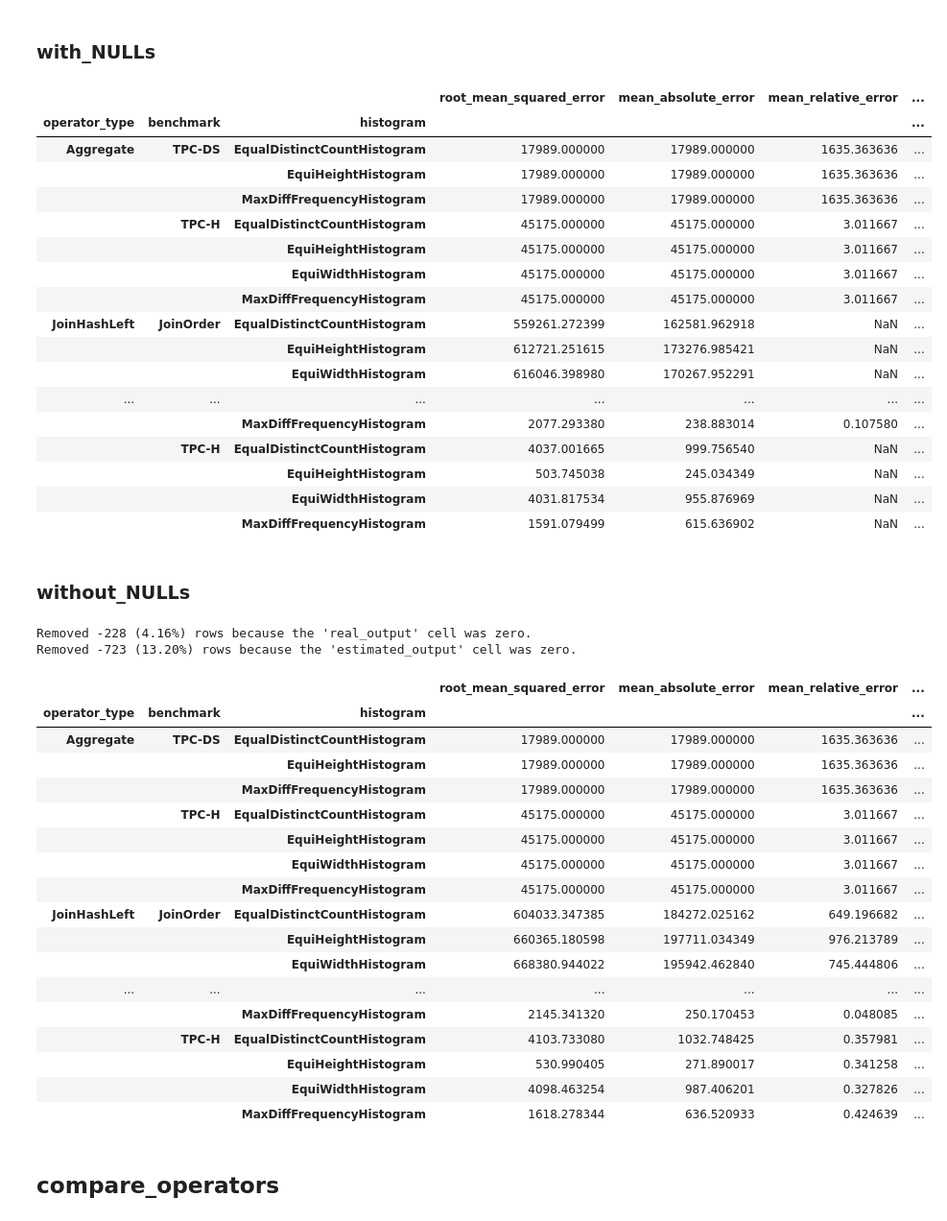
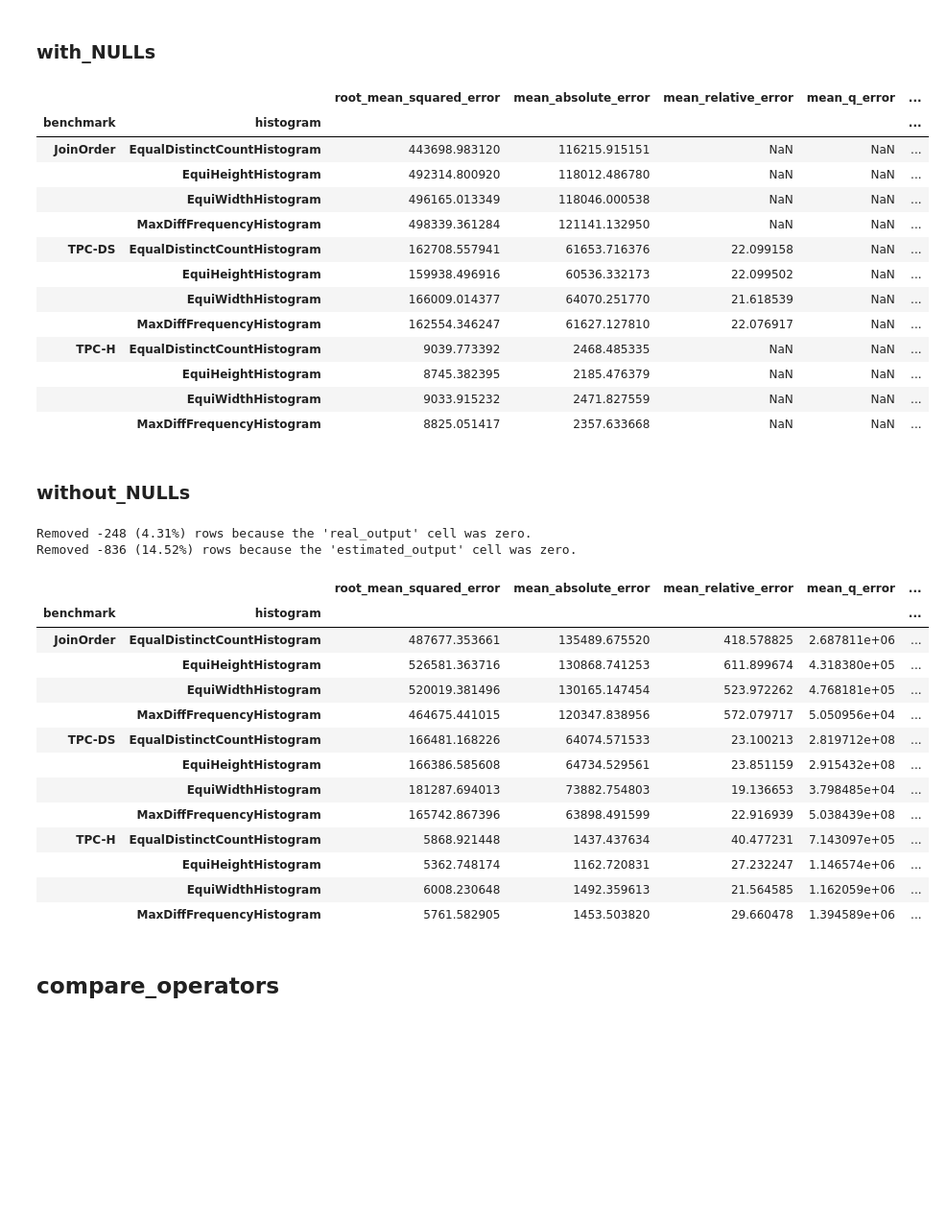
Before and after one commit to rrcomtech/hyrise-histograms, a Jupyter notebook: jupyter/generate_error_table.ipynb, the cells around one changed output. Shown at 96% size. Drawn from its saved outputs; the diff is of its cells as text; code cells hidden in the pictures; blank space fills up the shorter version.

```diff
--- a/jupyter/generate_error_table.ipynb
+++ b/jupyter/generate_error_table.ipynb
@@ -10,9 +10,9 @@ import numpy as np
 # %%
 df0 = pd.read_csv('data/benchmarks_20230122.csv')
 df1 = pd.read_csv('data/benchmarks_20230126.csv')
-df2 = pd.read_csv('data/equiwidth.csv')
-df1 = df1.fillna('TPC-DS')
+df2 = pd.read_csv('data/equiwidth_20230209.csv')
 df = pd.concat([df0, df1, df2], axis=0)
+df = df.fillna('TPC-DS')
 # %% [markdown]
 ## generate errors
 # %%
@@ -43,7 +43,7 @@ def generate_errors(df):
 df_with_errors = generate_errors(df)
 df_with_errors
 
-df_with_errors.groupby(["operator_type",
+df_with_errors.groupby([#"operator_type",
                         "benchmark",
                         "histogram"]).agg(root_mean_squared_error=("mean_squared_error", lambda x: np.sqrt(np.mean(x))),
                                           mean_absolute_error=("absolute_error", np.mean),
@@ -51,63 +51,55 @@ df_with_errors.groupby(["operator_type",
                                           mean_q_error=("q_error", np.mean),
                                           mean_pseudo_q_error=("pseudo_q_error", np.mean))
 # %% [output]
-|  |  |  | root_mean_squared_error | mean_absolute_error | mean_relative_error | ... |
-| operator_type | benchmark | histogram |  |  |  | ... |
-| Aggregate | TPC-DS | EqualDistinctCountHistogram | 17989.000000 | 17989.000000 | 1635.363636 | ... |
-|  |  | EquiHeightHistogram | 17989.000000 | 17989.000000 | 1635.363636 | ... |
-|  |  | MaxDiffFrequencyHistogram | 17989.000000 | 17989.000000 | 1635.363636 | ... |
-|  | TPC-H | EqualDistinctCountHistogram | 45175.000000 | 45175.000000 | 3.011667 | ... |
-|  |  | EquiHeightHistogram | 45175.000000 | 45175.000000 | 3.011667 | ... |
-|  |  | EquiWidthHistogram | 45175.000000 | 45175.000000 | 3.011667 | ... |
-|  |  | MaxDiffFrequencyHistogram | 45175.000000 | 45175.000000 | 3.011667 | ... |
-| JoinHashLeft | JoinOrder | EqualDistinctCountHistogram | 559261.272399 | 162581.962918 | NaN | ... |
-|  |  | EquiHeightHistogram | 612721.251615 | 173276.985421 | NaN | ... |
-|  |  | EquiWidthHistogram | 616046.398980 | 170267.952291 | NaN | ... |
-| ... | ... | ... | ... | ... | ... | ... |
-|  |  | MaxDiffFrequencyHistogram | 2077.293380 | 238.883014 | 0.107580 | ... |
-|  | TPC-H | EqualDistinctCountHistogram | 4037.001665 | 999.756540 | NaN | ... |
-|  |  | EquiHeightHistogram | 503.745038 | 245.034349 | NaN | ... |
-|  |  | EquiWidthHistogram | 4031.817534 | 955.876969 | NaN | ... |
-|  |  | MaxDiffFrequencyHistogram | 1591.079499 | 615.636902 | NaN | ... |
+|  |  | root_mean_squared_error | mean_absolute_error | mean_relative_error | mean_q_error | ... |
+| benchmark | histogram |  |  |  |  | ... |
+| JoinOrder | EqualDistinctCountHistogram | 443698.983120 | 116215.915151 | NaN | NaN | ... |
+|  | EquiHeightHistogram | 492314.800920 | 118012.486780 | NaN | NaN | ... |
+|  | EquiWidthHistogram | 496165.013349 | 118046.000538 | NaN | NaN | ... |
+|  | MaxDiffFrequencyHistogram | 498339.361284 | 121141.132950 | NaN | NaN | ... |
+| TPC-DS | EqualDistinctCountHistogram | 162708.557941 | 61653.716376 | 22.099158 | NaN | ... |
+|  | EquiHeightHistogram | 159938.496916 | 60536.332173 | 22.099502 | NaN | ... |
+|  | EquiWidthHistogram | 166009.014377 | 64070.251770 | 21.618539 | NaN | ... |
+|  | MaxDiffFrequencyHistogram | 162554.346247 | 61627.127810 | 22.076917 | NaN | ... |
+| TPC-H | EqualDistinctCountHistogram | 9039.773392 | 2468.485335 | NaN | NaN | ... |
+|  | EquiHeightHistogram | 8745.382395 | 2185.476379 | NaN | NaN | ... |
+|  | EquiWidthHistogram | 9033.915232 | 2471.827559 | NaN | NaN | ... |
+|  | MaxDiffFrequencyHistogram | 8825.051417 | 2357.633668 | NaN | NaN | ... |
 # %% [markdown]
 ### without_NULLs
 # %%
 size_before = len(df)
 df = df.drop(df[df.real_output == 0].index)
 print(f"Removed {len(df)-size_before} ({(size_before-len(df))/size_before:.2%}) rows because the 'real_output' cell was zero.")
 df = df.drop(df[df.estimated_output == 0].index)
 print(f"Removed {len(df)-size_before} ({(size_before-len(df))/size_before:.2%}) rows because the 'estimated_output' cell was zero.")
 
 df_with_errors = generate_errors(df)
 
-df_with_errors.groupby(["operator_type",
+df_with_errors.groupby([#"operator_type",
                         "benchmark",
                         "histogram"]).agg(root_mean_squared_error=("mean_squared_error", lambda x: np.sqrt(np.mean(x))),
                                           mean_absolute_error=("absolute_error", np.mean),
                                           mean_relative_error=("relative_error", np.mean),
                                           mean_q_error=("q_error", np.mean),
                                           mean_pseudo_q_error=("pseudo_q_error", np.mean))
 # %% [output]
-Removed -228 (4.16%) rows because the 'real_output' cell was zero.
-Removed -723 (13.20%) rows because the 'estimated_output' cell was zero.
+Removed -248 (4.31%) rows because the 'real_output' cell was zero.
+Removed -836 (14.52%) rows because the 'estimated_output' cell was zero.
-|  |  |  | root_mean_squared_error | mean_absolute_error | mean_relative_error | ... |
-| operator_type | benchmark | histogram |  |  |  | ... |
-| Aggregate | TPC-DS | EqualDistinctCountHistogram | 17989.000000 | 17989.000000 | 1635.363636 | ... |
-|  |  | EquiHeightHistogram | 17989.000000 | 17989.000000 | 1635.363636 | ... |
-|  |  | MaxDiffFrequencyHistogram | 17989.000000 | 17989.000000 | 1635.363636 | ... |
-|  | TPC-H | EqualDistinctCountHistogram | 45175.000000 | 45175.000000 | 3.011667 | ... |
-|  |  | EquiHeightHistogram | 45175.000000 | 45175.000000 | 3.011667 | ... |
-|  |  | EquiWidthHistogram | 45175.000000 | 45175.000000 | 3.011667 | ... |
-|  |  | MaxDiffFrequencyHistogram | 45175.000000 | 45175.000000 | 3.011667 | ... |
-| JoinHashLeft | JoinOrder | EqualDistinctCountHistogram | 604033.347385 | 184272.025162 | 649.196682 | ... |
-|  |  | EquiHeightHistogram | 660365.180598 | 197711.034349 | 976.213789 | ... |
-|  |  | EquiWidthHistogram | 668380.944022 | 195942.462840 | 745.444806 | ... |
-| ... | ... | ... | ... | ... | ... | ... |
-|  |  | MaxDiffFrequencyHistogram | 2145.341320 | 250.170453 | 0.048085 | ... |
-|  | TPC-H | EqualDistinctCountHistogram | 4103.733080 | 1032.748425 | 0.357981 | ... |
-|  |  | EquiHeightHistogram | 530.990405 | 271.890017 | 0.341258 | ... |
-|  |  | EquiWidthHistogram | 4098.463254 | 987.406201 | 0.327826 | ... |
-|  |  | MaxDiffFrequencyHistogram | 1618.278344 | 636.520933 | 0.424639 | ... |
+|  |  | root_mean_squared_error | mean_absolute_error | mean_relative_error | mean_q_error | ... |
+| benchmark | histogram |  |  |  |  | ... |
+| JoinOrder | EqualDistinctCountHistogram | 487677.353661 | 135489.675520 | 418.578825 | 2.687811e+06 | ... |
+|  | EquiHeightHistogram | 526581.363716 | 130868.741253 | 611.899674 | 4.318380e+05 | ... |
+|  | EquiWidthHistogram | 520019.381496 | 130165.147454 | 523.972262 | 4.768181e+05 | ... |
+|  | MaxDiffFrequencyHistogram | 464675.441015 | 120347.838956 | 572.079717 | 5.050956e+04 | ... |
+| TPC-DS | EqualDistinctCountHistogram | 166481.168226 | 64074.571533 | 23.100213 | 2.819712e+08 | ... |
+|  | EquiHeightHistogram | 166386.585608 | 64734.529561 | 23.851159 | 2.915432e+08 | ... |
+|  | EquiWidthHistogram | 181287.694013 | 73882.754803 | 19.136653 | 3.798485e+04 | ... |
+|  | MaxDiffFrequencyHistogram | 165742.867396 | 63898.491599 | 22.916939 | 5.038439e+08 | ... |
+| TPC-H | EqualDistinctCountHistogram | 5868.921448 | 1437.437634 | 40.477231 | 7.143097e+05 | ... |
+|  | EquiHeightHistogram | 5362.748174 | 1162.720831 | 27.232247 | 1.146574e+06 | ... |
+|  | EquiWidthHistogram | 6008.230648 | 1492.359613 | 21.564585 | 1.162059e+06 | ... |
+|  | MaxDiffFrequencyHistogram | 5761.582905 | 1453.503820 | 29.660478 | 1.394589e+06 | ... |
 # %% [markdown]
 ## compare_operators
 # %%
```
Also changed, not shown: parts of 1 cell of this notebook, 2 other files.
